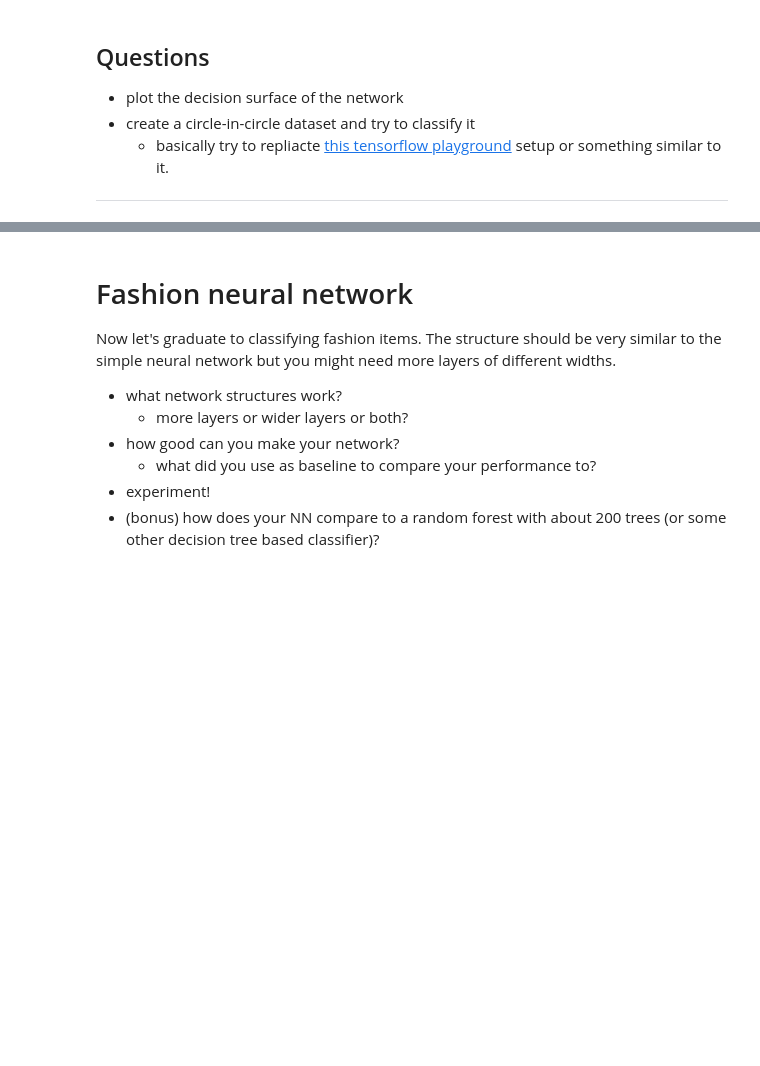
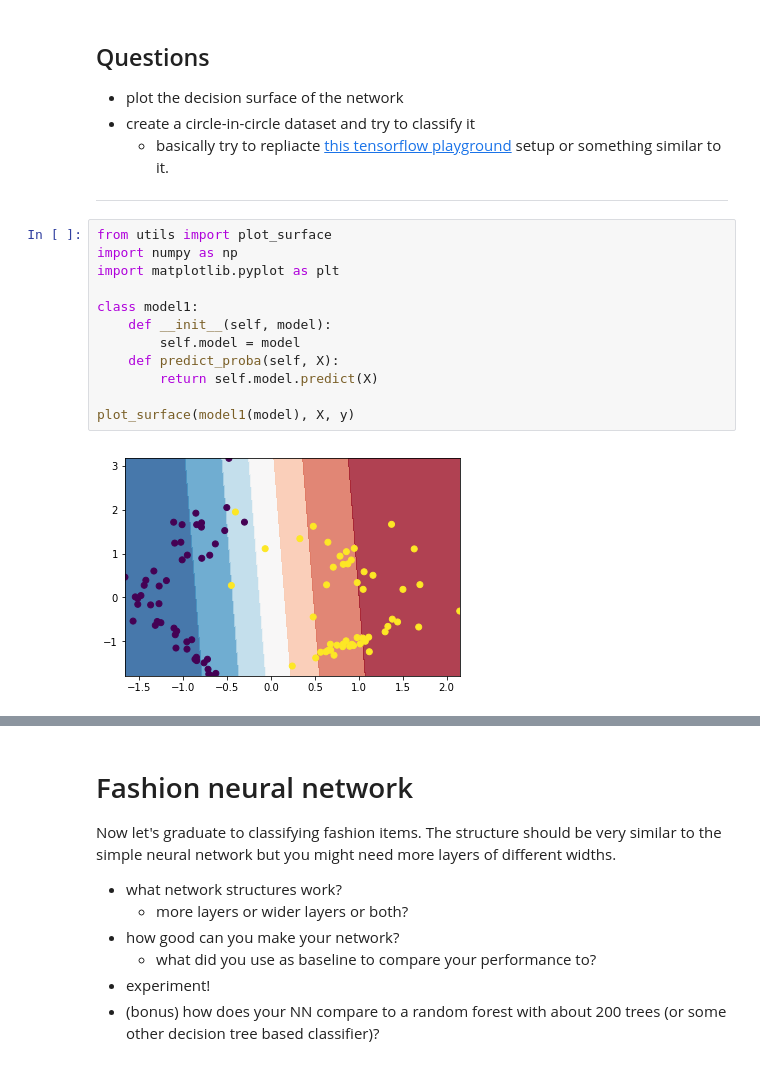
Before and after one commit to ArnaudDubreuil/advanced-comp-2018, a Jupyter notebook: Excercise3_ArnaudDubreuil.ipynb, the cells around one changed output, grey strips where cells are left out. Cells and saved outputs as stored; diff of their text form; blank space fills up the shorter version.

```diff
--- a/Excercise3_ArnaudDubreuil.ipynb
+++ b/Excercise3_ArnaudDubreuil.ipynb
@@ -182,3 +178,17 @@ array([[0.09433824, 0.90566176],
 
 
 ---
+# %%
+from utils import plot_surface
+import numpy as np
+import matplotlib.pyplot as plt
+
+class model1:
+    def __init__(self, model):
+        self.model = model
+    def predict_proba(self, X):
+        return self.model.predict(X)
+
+plot_surface(model1(model), X, y)
+# %% [output]
+[figure, added]
```
Also changed, not shown: parts of 2 cells of this notebook, 1 other file.
